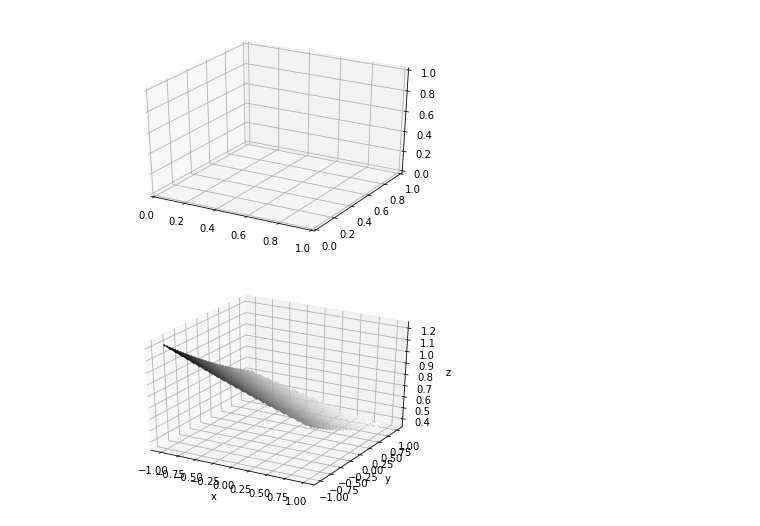
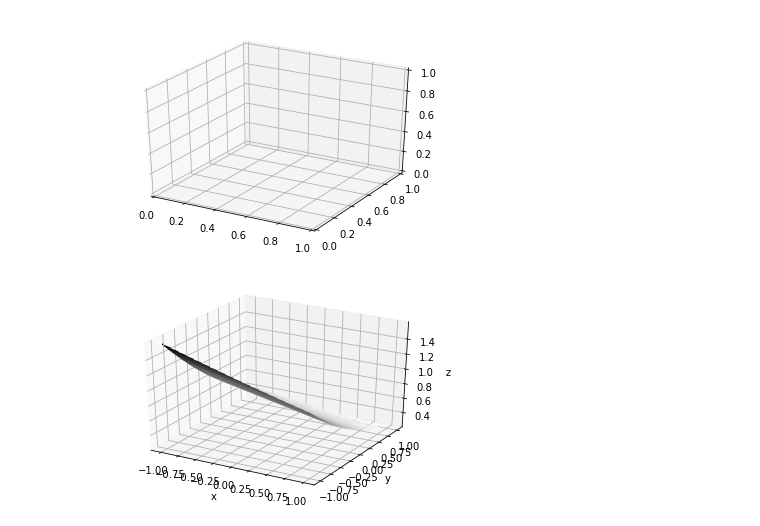
Before and after one commit to hackintoshrao/blog-posts, a Jupyter notebook: Neural Nets/Building Neural Nets From Scratch/Part 2/code/gradient_descent_visualization.ipynb, the cells around one changed output. Drawn from its saved outputs; the diff is of its cells as text; code cells hidden in the pictures.

```diff
--- a/Neural Nets/Building Neural Nets From Scratch/Part 2/code/gradient_descent_visualization.ipynb
+++ b/Neural Nets/Building Neural Nets From Scratch/Part 2/code/gradient_descent_visualization.ipynb
@@ -8,7 +8,7 @@ import numpy as np
 url = "https://raw.githubusercontent.com/hackintoshrao/blog-posts/master/Neural%20Nets/Building%20Neural%20Nets%20From%20Scratch/Part%202/code/HR_comma_sep.csv"
 data = pd.read_csv(io.StringIO(s.decode('utf-8')))
 
-subset_data = data.filter(["satisfaction_level","last_evaluation","left"],axis=1)
+subset_data = data.filter(["satisfaction_level","left"],axis=1)
 training_examples = new.drop(["left"], axis=1)
 
 training_data = training_examples.values
@@ -31,21 +31,22 @@ def Sigmoid(z):
 
 ##The hypothesis is the linear combination of all the known factors x[i] and their current estimated coefficients theta[i]
 ##This hypothesis will be used to calculate each instance of the Cost Function
-def Hypothesis(theta, x):
-	z = 0
-	for i in xrange(len(theta)):
-		z += x[i]*theta[i]
+def Hypothesis(theta, x, bias):
+    z = 0
+    for i in xrange(len(theta)):
+        z += x[i]*theta[i]
+    z += bias
 
-	return Sigmoid(z)
+    return Sigmoid(z)
 
 ##For each member of the dataset, the result (Y) determines which variation of the cost function is used
 ##The Y = 0 cost function punishes high probability estimations, and the Y = 1 it punishes low scores
 ##The "punishment" makes the change in the gradient of ThetaCurrent - Average(CostFunction(Dataset)) greater
-def Cost_Function(X,Y,theta,m):
+def Cost_Function(X,Y,theta, m, bias):
 	sumOfErrors = 0
 	for i in xrange(m):
 		xi = X[i]
-		hi = Hypothesis(theta,xi)
+		hi = Hypothesis(theta, xi, bias)
         #print("Hypothesis: ",hi)
         if Y[i] == 1:
             error = Y[i] * math.log(hi)
@@ -70,20 +71,20 @@ ax = plt.axes(projection='3d')
 # %%
 x = np.linspace(-1, 1, 100)
 y = np.linspace(-1, 1, 100)
 
-W1, W2 = np.meshgrid(x, y)
+W1, B = np.meshgrid(x, y)
 
 Z = np.zeros((100, 100))
-for i in range(len(X)):
-    for j in range(len(X)):
-        Z[i, j] = Cost_Function(training_data, labels, [W1[i,j],W2[i,j]], len(arr))
+for i in range(len(W1)):
+    for j in range(len(W1)):
+        Z[i, j] = Cost_Function(training_data, labels, [W1[i,j]], len(arr), B[i,j])
 
 
 fig = plt.figure()
 ax = plt.axes(projection='3d')
 ax.contour3D(W1, W2, Z, 50, cmap='binary')
 ax.set_xlabel('x')
 ax.set_ylabel('y')
 ax.set_zlabel('z');
 # %% [output]
-[figure, old version]
+[figure, new version]
```
